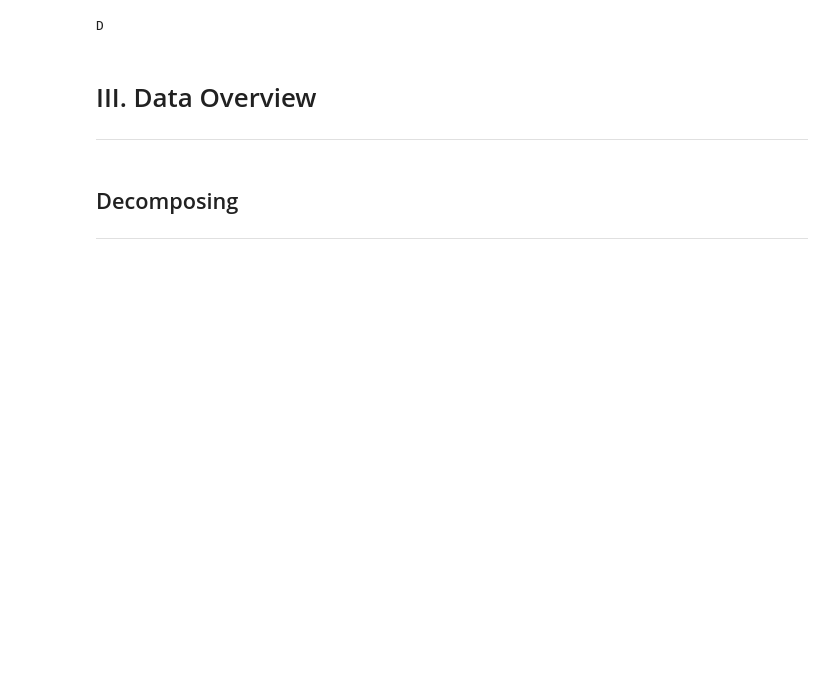
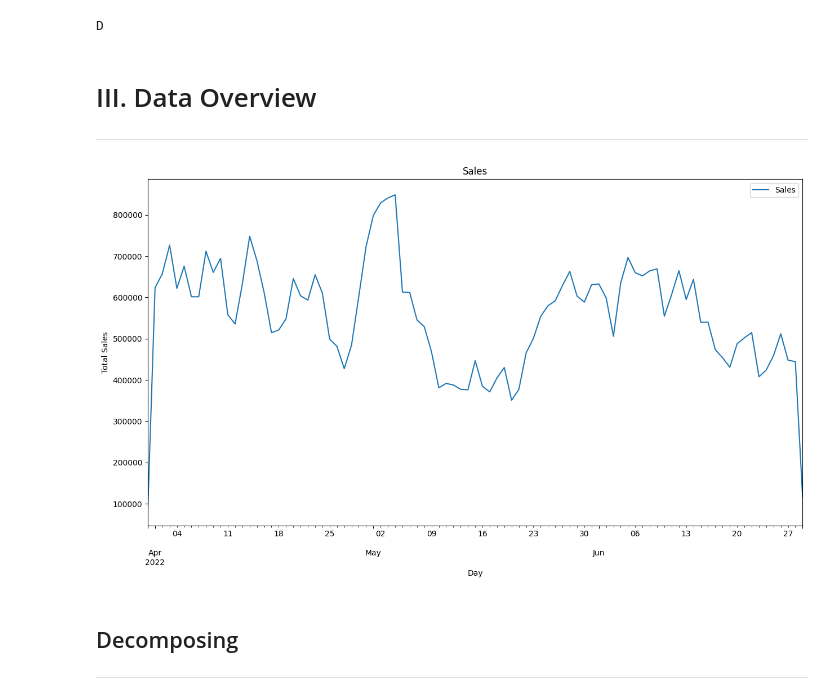
Before and after one commit to FTDS-assignment-bay/p2-final-project-ftds-027-hck-group-002, a Jupyter notebook: timeseries/forecasting_model.ipynb, the cells around one changed output. Drawn from its saved outputs; the diff is of its cells as text; code cells hidden in the pictures; blank space fills up the shorter version.

```diff
--- a/timeseries/forecasting_model.ipynb
+++ b/timeseries/forecasting_model.ipynb
@@ -104,9 +99,15 @@ D
 # III. Data Overview
 ---
 # %%
-# Plot data use plotly
-fig = px.line(df1, x=df1.index, y="sales_sum", title='Sales Overtime')
-fig.show()
+# Plot data
+df1['sales_sum'].plot(figsize=(15,8), label='Sales')
+plt.title('Sales')
+plt.xlabel('Day')
+plt.ylabel('Total Sales')
+plt.legend()
+plt.show()
+# %% [output]
+[figure, added]
 # %% [markdown]
 ## Decomposing
 ---
```
Also changed, not shown: parts of 10 cells of this notebook.
